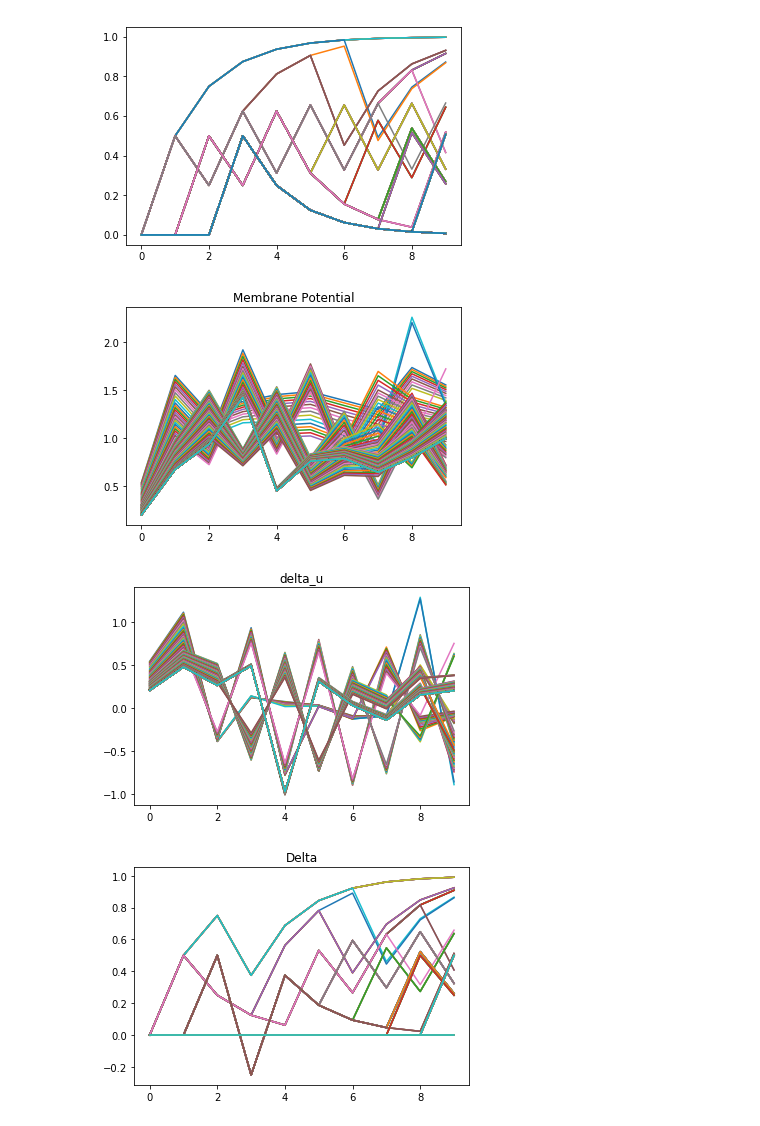
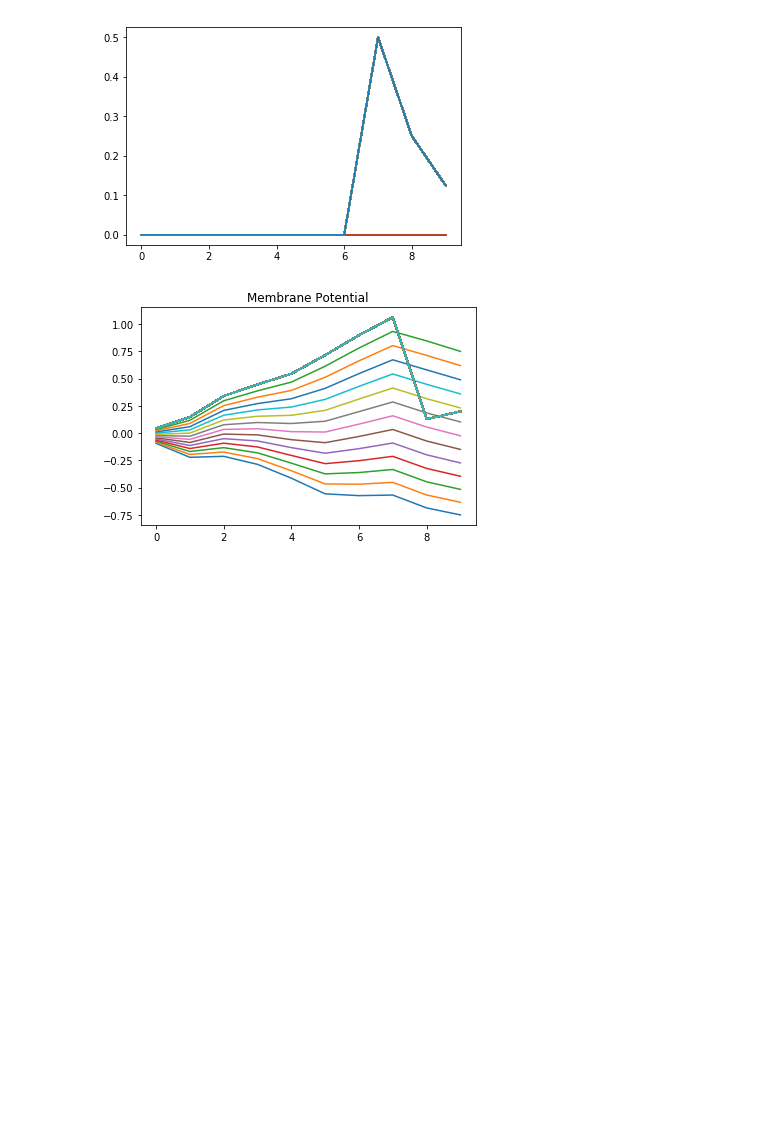
Before and after one commit to superrrpotato/Backpropagated-Neighborhood-Aggregation-for-Accurate-Training-of-Spiking-Neural-Networks, a Jupyter notebook: neighbor_toy_experiment.ipynb, the cells around one changed output. Cells and saved outputs as stored; diff of their text form; code cells hidden in the pictures; blank space fills up the shorter version.

```diff
--- a/neighbor_toy_experiment.ipynb
+++ b/neighbor_toy_experiment.ipynb
@@ -118,7 +118,7 @@ def prepare_plot(plot_flag):
 # %%
 threshold = 1
 
-temp = 0.2
+temp = 2
 # %%
 a = np.random.randint(0,20, size=(input_num,time_step))
 a = (a==0).astype(float)
@@ -132,6 +132,6 @@ plt.colorbar(shrink=.5)
 # %%
-weights = (np.random.random(size=input_num)-0.2) *0.1
-desired_output = np.random.randint(0,5,size=(1,time_step))
+weights = (np.random.random(size=input_num)-0.5) *0.1
+desired_output = np.random.randint(0,4,size=(1,time_step))
 desired_output = (desired_output == 0).astype(float)
 plt.figure()
 output_fig = plt.axes()
@@ -149,7 +149,7 @@ prepare_plot(plot_flag)
 # i_input_decay = (1-1/tau_i_input)
 # i_output_decay = (1-1/tau_i_output)
 # u_decay = (1-1/tau_u)
-lr = 0.001
+lr = 0.01
 for i in range(adjust_steps):
     lr *= 0.996
     # Forward
@@ -172,34 +172,34 @@ for i in range(adjust_steps):
 
     # Record status
     output_record[i] = output
 #     output_smooth_record[i] = output_smooth
 #     u_record[i] = u
 
     # Backward
     # Calculate weight's gradient
     delta = (output_smooth-desired_output_smooth)[0]
     delta_record[i] = delta
 
     loss_record[i] = np.sum((output_smooth-desired_output_smooth)[0]**2)
 
     sig = sigmoid(u-threshold, temp)
     grad = delta*(sig*(1-sig))/temp
+    for g in range(len(grad)-2, -1, -1):
+        grad[g] += grad[g+1] * u_decay * (1 - output[g])
 
     grad_w = grad.dot(a_smooth.T)
 
     grad_record[i] = grad
 
     if plot_flag:
         u_fig.plot(u)
         delta_u_fig.plot(delta_u)
         delta_fig.plot(delta)
         grad_fig.plot(grad)
 
     # Move Step
     weights = weights - lr * grad_w
 figs_plot(plot_flag)
 # %% [output]
-[figure, old version]
+[figure, new version]
-[figure, old version]
+[figure, new version]
-[figure, removed]
-[figure, removed]
```
Also changed, not shown: parts of 2 cells of this notebook.
